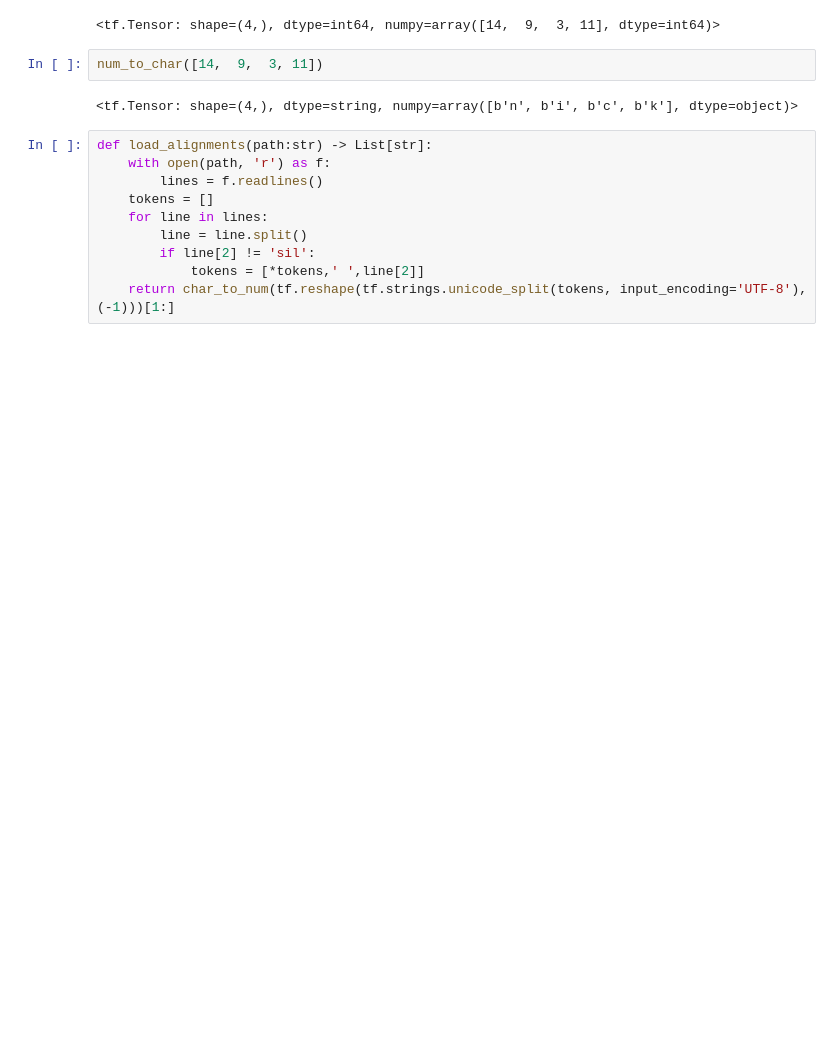
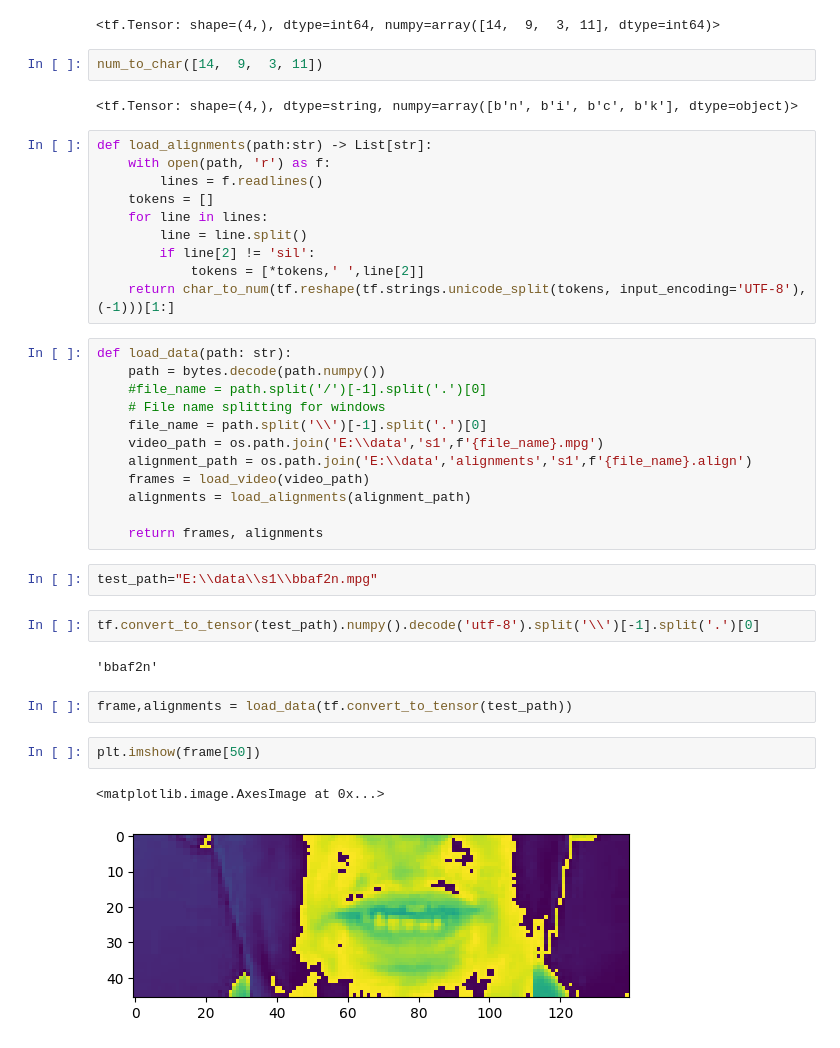
Before and after one commit to ronitmalvi/LipSync, a Jupyter notebook: app.ipynb, the cells around one changed output. Cells and saved outputs as stored; diff of their text form; blank space fills up the shorter version.

Commit message:
data loading and minor preprocessing

```diff
--- a/app.ipynb
+++ b/app.ipynb
@@ -101,3 +100,28 @@ def load_alignments(path:str) -> List[str]:
         if line[2] != 'sil':
             tokens = [*tokens,' ',line[2]]
     return char_to_num(tf.reshape(tf.strings.unicode_split(tokens, input_encoding='UTF-8'), (-1)))[1:]
+# %%
+def load_data(path: str):
+    path = bytes.decode(path.numpy())
+    #file_name = path.split('/')[-1].split('.')[0]
+    # File name splitting for windows
+    file_name = path.split('\\')[-1].split('.')[0]
+    video_path = os.path.join('E:\\data','s1',f'{file_name}.mpg')
+    alignment_path = os.path.join('E:\\data','alignments','s1',f'{file_name}.align')
+    frames = load_video(video_path)
+    alignments = load_alignments(alignment_path)
+
+    return frames, alignments
+# %%
+test_path="E:\\data\\s1\\bbaf2n.mpg"
+# %%
+tf.convert_to_tensor(test_path).numpy().decode('utf-8').split('\\')[-1].split('.')[0]
+# %% [output]
+'bbaf2n'
+# %%
+frame,alignments = load_data(tf.convert_to_tensor(test_path))
+# %%
+plt.imshow(frame[50])
+# %% [output]
+<matplotlib.image.AxesImage at 0x...>
+[figure, added]
```
Also changed, not shown: parts of 4 cells of this notebook, 1 other file.
